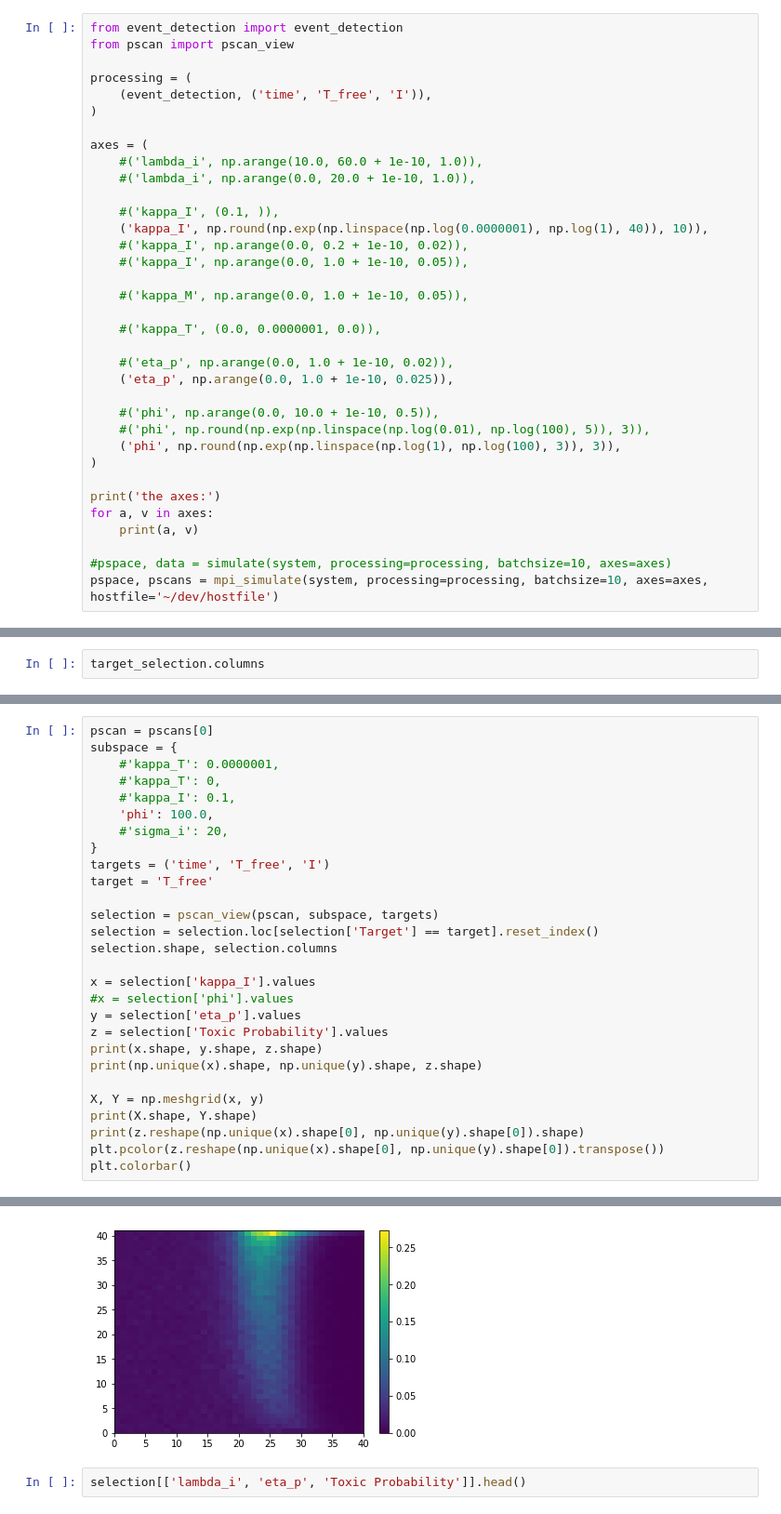
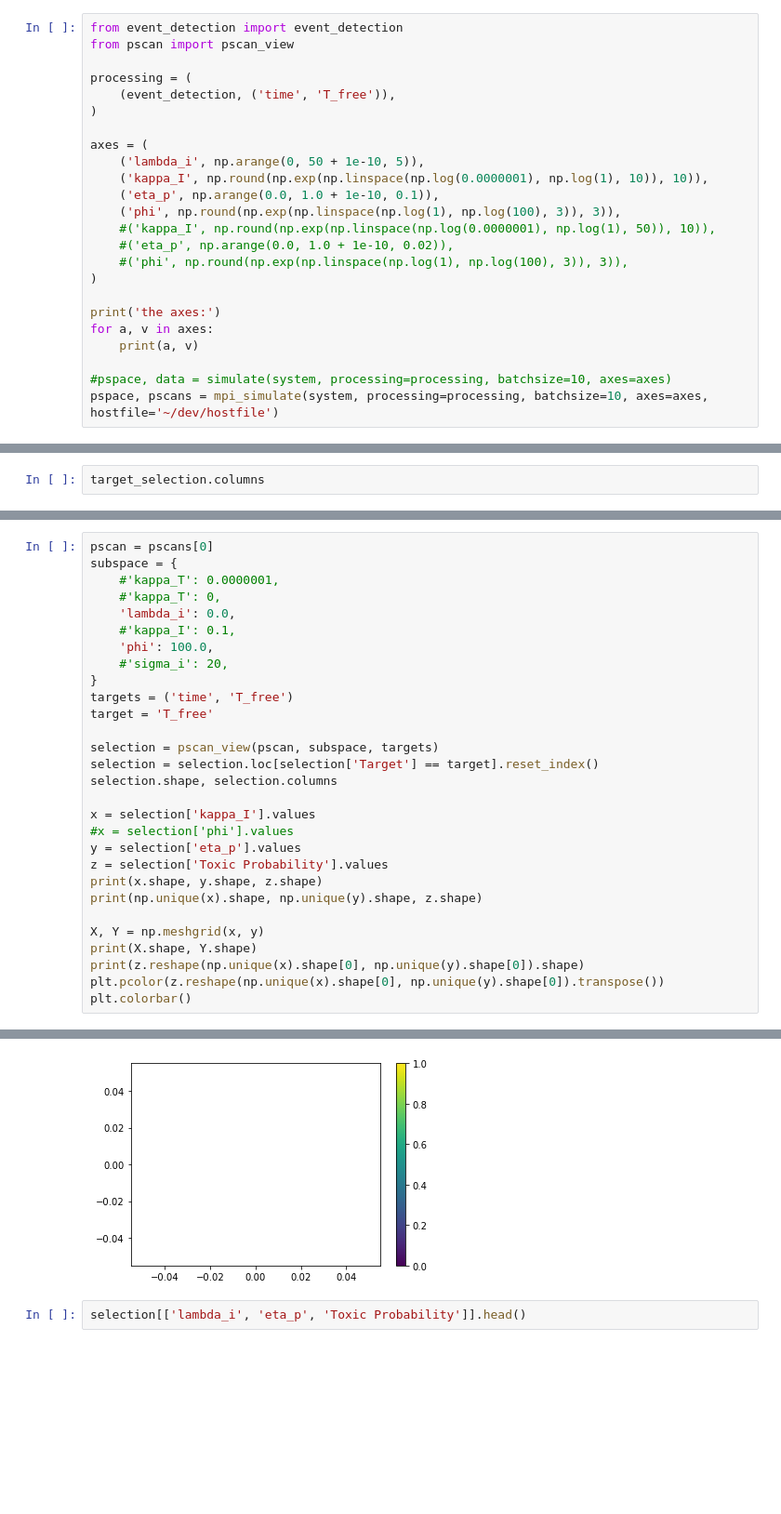
Before and after one commit to ctogle/mini_gillespiem, a Jupyter notebook: TAmodule_aim2_simulate.ipynb, the cells around one changed output, grey strips where cells are left out. Shown at 93% size. Cells and saved outputs as stored; diff of their text form; blank space fills up the shorter version.

```diff
--- a/TAmodule_aim2_simulate.ipynb
+++ b/TAmodule_aim2_simulate.ipynb
@@ -230,28 +138,17 @@ from event_detection import event_detection
 from pscan import pscan_view
 
 processing = (
-    (event_detection, ('time', 'T_free', 'I')),
+    (event_detection, ('time', 'T_free')),
 )
 
 axes = (
-    #('lambda_i', np.arange(10.0, 60.0 + 1e-10, 1.0)),
-    #('lambda_i', np.arange(0.0, 20.0 + 1e-10, 1.0)),
-
-    #('kappa_I', (0.1, )),
-    ('kappa_I', np.round(np.exp(np.linspace(np.log(0.0000001), np.log(1), 40)), 10)),
-    #('kappa_I', np.arange(0.0, 0.2 + 1e-10, 0.02)),
-    #('kappa_I', np.arange(0.0, 1.0 + 1e-10, 0.05)),
-
-    #('kappa_M', np.arange(0.0, 1.0 + 1e-10, 0.05)),
-
-    #('kappa_T', (0.0, 0.0000001, 0.0)),
-
+    ('lambda_i', np.arange(0, 50 + 1e-10, 5)),
+    ('kappa_I', np.round(np.exp(np.linspace(np.log(0.0000001), np.log(1), 10)), 10)),
+    ('eta_p', np.arange(0.0, 1.0 + 1e-10, 0.1)),
+    ('phi', np.round(np.exp(np.linspace(np.log(1), np.log(100), 3)), 3)),
+    #('kappa_I', np.round(np.exp(np.linspace(np.log(0.0000001), np.log(1), 50)), 10)),
     #('eta_p', np.arange(0.0, 1.0 + 1e-10, 0.02)),
-    ('eta_p', np.arange(0.0, 1.0 + 1e-10, 0.025)),
-
-    #('phi', np.arange(0.0, 10.0 + 1e-10, 0.5)),
-    #('phi', np.round(np.exp(np.linspace(np.log(0.01), np.log(100), 5)), 3)),
-    ('phi', np.round(np.exp(np.linspace(np.log(1), np.log(100), 3)), 3)),
+    #('phi', np.round(np.exp(np.linspace(np.log(1), np.log(100), 3)), 3)),
 )
 
 print('the axes:')
@@ -400,11 +303,12 @@ pscan = pscans[0]
 subspace = {
     #'kappa_T': 0.0000001,
     #'kappa_T': 0,
+    'lambda_i': 0.0,
     #'kappa_I': 0.1,
     'phi': 100.0,
     #'sigma_i': 20,
 }
-targets = ('time', 'T_free', 'I')
+targets = ('time', 'T_free')
 target = 'T_free'
 
 selection = pscan_view(pscan, subspace, targets)
@@ -431,4 +335,4 @@ plt.colorbar()
 <matplotlib.colorbar.Colorbar at 0x...>
-[figure, old version]
+[figure, new version]
 # %%
 selection[['lambda_i', 'eta_p', 'Toxic Probability']].head()
```
Also changed, not shown: parts of 8 cells of this notebook, 3 other files.
